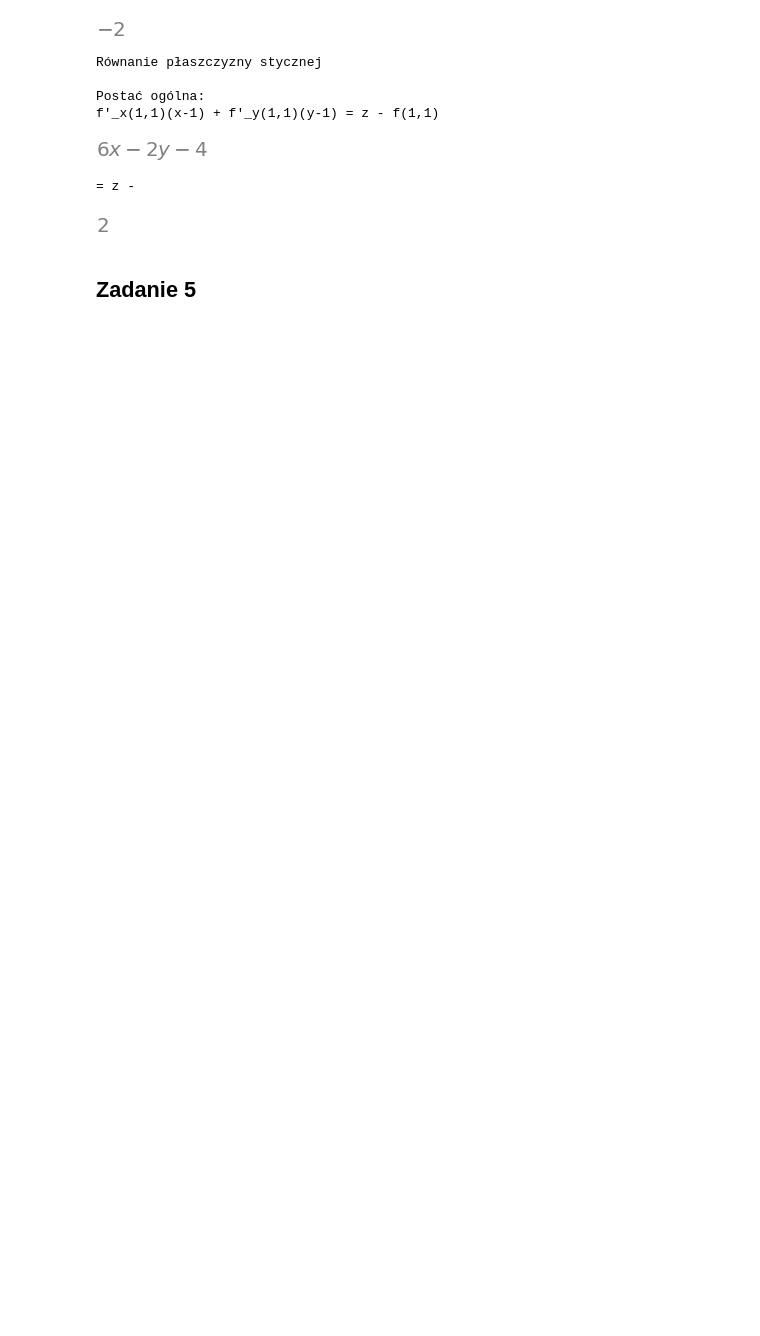
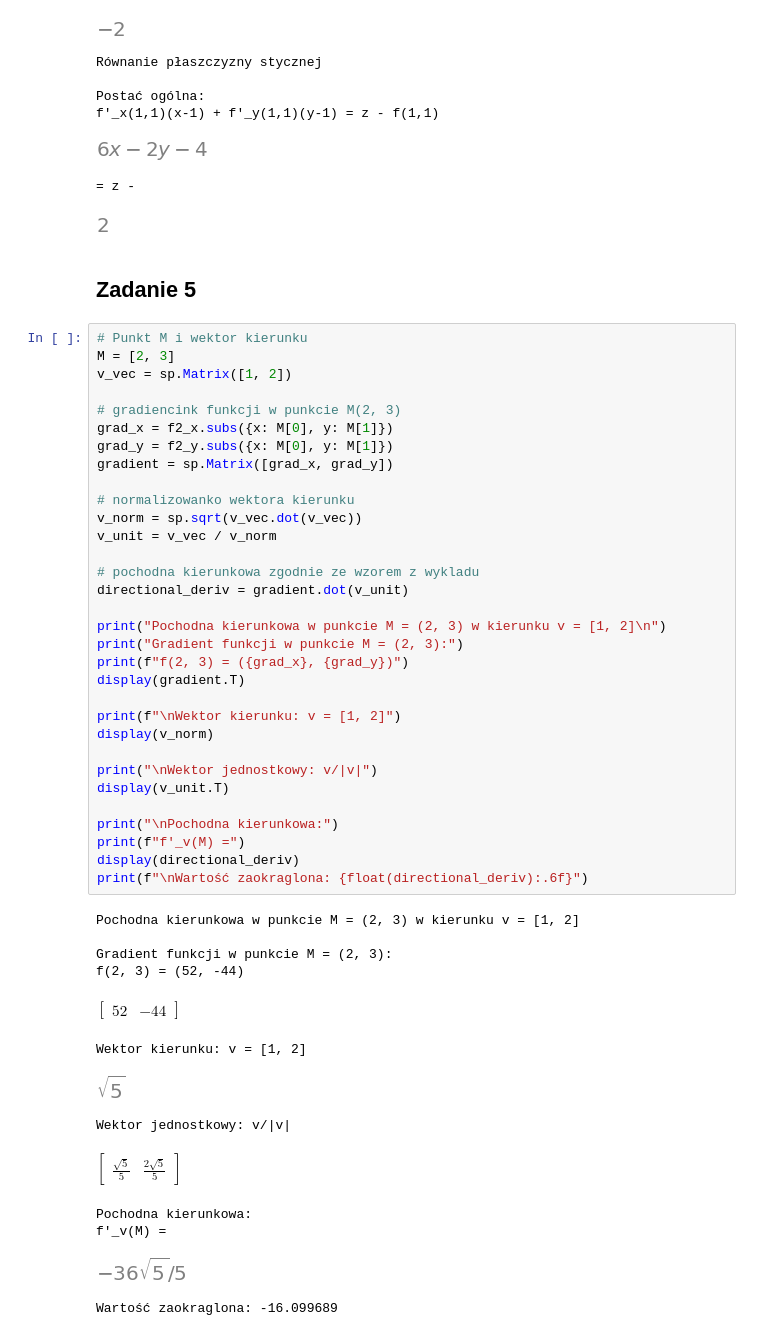
Before and after one commit to Tomaszlek/Obliczenia_Naukowe_2026, a Jupyter notebook: Lista 4/Lista4.ipynb, the cells around one changed output. Drawn from its saved outputs; the diff is of its cells as text; blank space fills up the shorter version.

```diff
--- a/Lista 4/Lista4.ipynb
+++ b/Lista 4/Lista4.ipynb
@@ -349,3 +349,49 @@ f'_x(1,1)(x-1) + f'_y(1,1)(y-1) = z - f(1,1)
 [figure]
 # %% [markdown]
 ## Zadanie 5
+# %%
+# Punkt M i wektor kierunku
+M = [2, 3]
+v_vec = sp.Matrix([1, 2])
+
+# gradiencink funkcji w punkcie M(2, 3)
+grad_x = f2_x.subs({x: M[0], y: M[1]})
+grad_y = f2_y.subs({x: M[0], y: M[1]})
+gradient = sp.Matrix([grad_x, grad_y])
+
+# normalizowanko wektora kierunku
+v_norm = sp.sqrt(v_vec.dot(v_vec))
+v_unit = v_vec / v_norm
+
+# pochodna kierunkowa zgodnie ze wzorem z wykladu
+directional_deriv = gradient.dot(v_unit)
+
+print("Pochodna kierunkowa w punkcie M = (2, 3) w kierunku v = [1, 2]\n")
+print("Gradient funkcji w punkcie M = (2, 3):")
+print(f"f(2, 3) = ({grad_x}, {grad_y})")
+display(gradient.T)
+
+print(f"\nWektor kierunku: v = [1, 2]")
+display(v_norm)
+
+print("\nWektor jednostkowy: v/|v|")
+display(v_unit.T)
+
+print("\nPochodna kierunkowa:")
+print(f"f'_v(M) =")
+display(directional_deriv)
+print(f"\nWartość zaokraglona: {float(directional_deriv):.6f}")
+# %% [output]
+Pochodna kierunkowa w punkcie M = (2, 3) w kierunku v = [1, 2]
+
+Gradient funkcji w punkcie M = (2, 3):
+f(2, 3) = (52, -44)
+$\displaystyle \left[\begin{matrix}52 & -44\end{matrix}\right]$
+Wektor kierunku: v = [1, 2]
+[figure, added]
+Wektor jednostkowy: v/|v|
+$\displaystyle \left[\begin{matrix}\frac{\sqrt{5}}{5} & \frac{2 \sqrt{5}}{5}\end{matrix}\right]$
+Pochodna kierunkowa:
+f'_v(M) =
+[figure, added]
+Wartość zaokraglona: -16.099689
```
